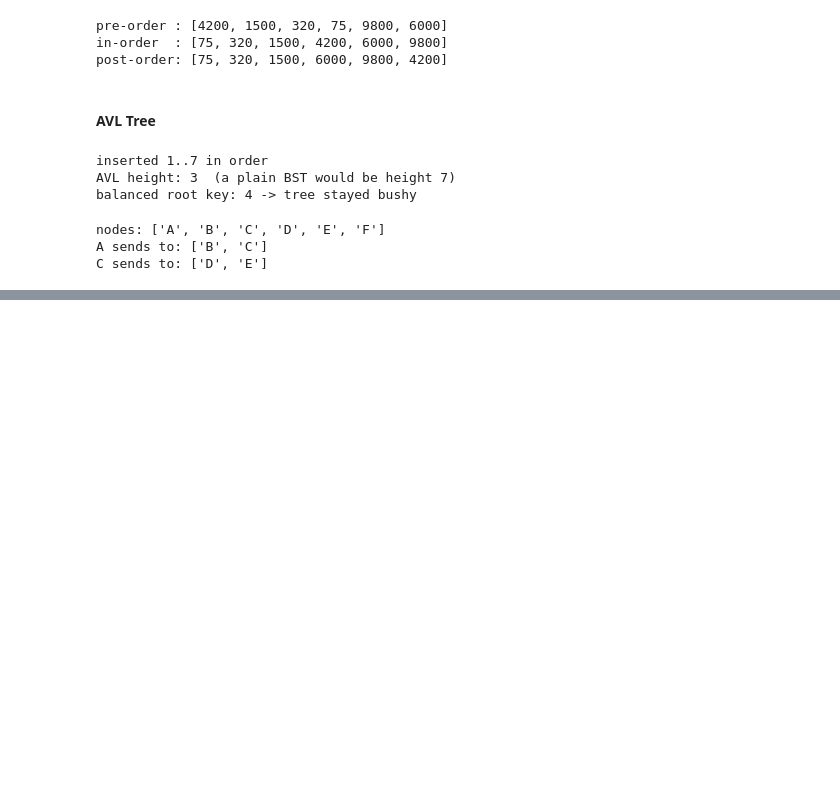
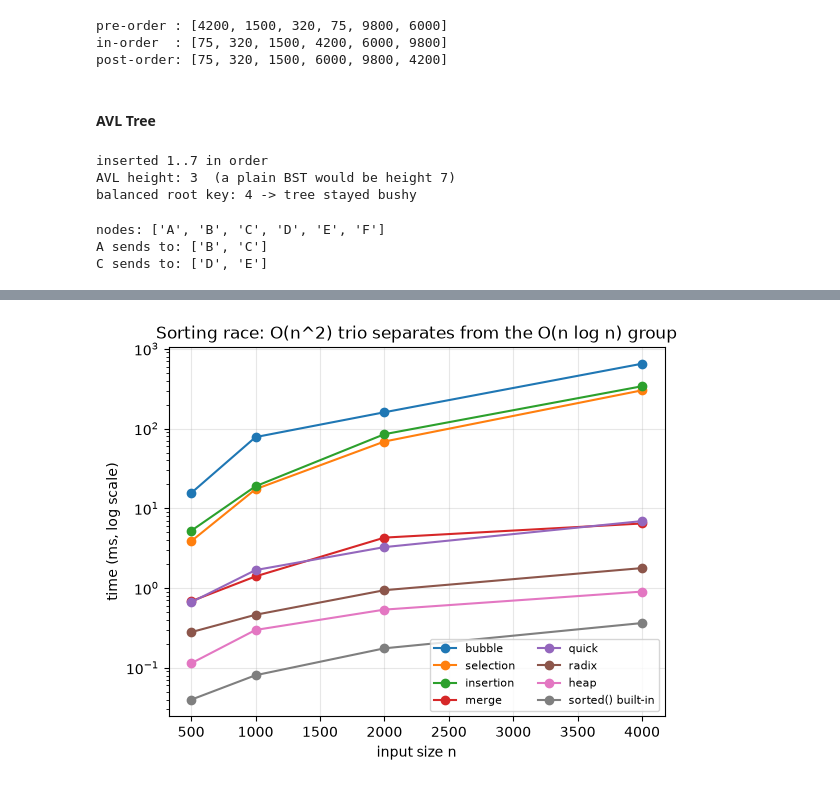
Before and after one commit to Training-Repository/20260625_BjjFs_DSPy, a Jupyter notebook: 01_Algorithms.ipynb, the cells around one changed output, grey strips where cells are left out. Cells and saved outputs as stored; diff of their text form; code cells hidden in the pictures; blank space fills up the shorter version.

```diff
--- a/01_Algorithms.ipynb
+++ b/01_Algorithms.ipynb
@@ -579,0 +721,31 @@ print("DFS from A:", dfs(graph, "A"))   # down each path
+# %%
+# RACE
+
+import random
+
+def time_sort(fn, data):
+    start = time.perf_counter()
+    fn(data)
+    return (time.perf_counter() - start) * 1000   # ms
+
+sizes = [500, 1000, 2000, 4000]
+algos = {
+            "bubble": bubble_sort,
+            "selection": selection_sort,
+            "insertion": insertion_sort,
+            "merge": merge_sort,
+            "quick": quick_sort,
+            "radix": radix_sort,
+            "heap": heap_sort,
+            "sorted() built-in": sorted,
+}
+
+print(f"{'algorithm':18}", "  ".join(f"n={n}" for n in sizes))
+results = {}
+for name, fn in algos.items():
+    row = []
+    for n in sizes:
+        sample = [random.randint(0, 10**6) for _ in range(n)]
+        row.append(time_sort(fn, sample))
+    results[name] = row
+    print(f"{name:18}", "  ".join(f"{t:6.1f}" for t in row), "ms")
@@ -579,0 +762,16 @@ print("DFS from A:", dfs(graph, "A"))   # down each path
+# %%
+# Plot the race. Log scale on y so the fast algorithms don't flatten to zero.
+
+import matplotlib.pyplot as plt
+
+for name, row in results.items():
+    plt.plot(sizes, row, marker="o", label=name)
+plt.yscale("log")
+plt.xlabel("input size n")
+plt.ylabel("time (ms, log scale)")
+plt.title("Sorting race: O(n^2) trio separates from the O(n log n) group")
+plt.legend(fontsize=8, ncol=2)
+plt.grid(True, alpha=0.3)
+plt.show()
+# %% [output]
+[figure, added]
```
Also changed, not shown: parts of 13 cells of this notebook, 1 other file.
